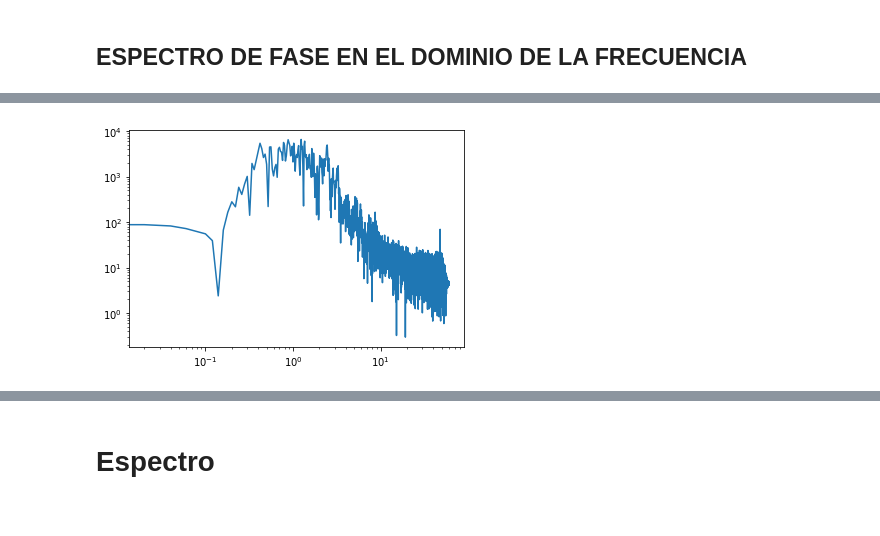
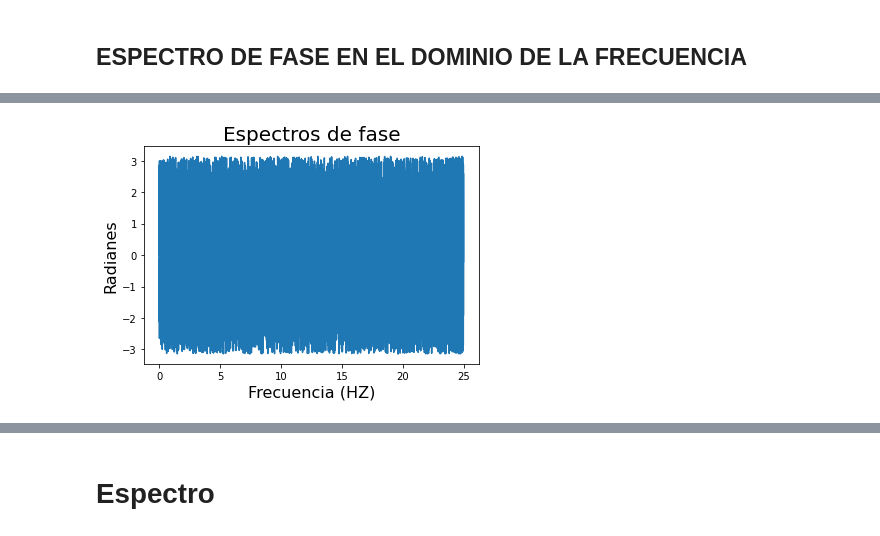
Before and after one commit to elsy-torres/intro_python_for_data, a Jupyter notebook: FFT.ipynb, the cells around one changed output, grey strips where cells are left out. Saved outputs shown, nothing was run; the diff lists cells and outputs as text; code cells hidden in the pictures.

```diff
--- a/FFT.ipynb
+++ b/FFT.ipynb
@@ -289,5 +383,8 @@ _=plt.show()
-# %%
-plt.loglog(t_1[0:3000],asb_1[0:3000])
-_=plt.show()
-# %% [output]
-[figure, removed]
+# %%
+plt.plot(t,(data['angle'].iloc[0:8223]))
+plt.ylabel('Radianes', fontsize=16,fontname='times new roman')
+plt.xlabel('Frecuencia (HZ)', fontsize=16,fontname='times new roman')
+plt.title('Espectros de fase', fontsize=20,fontname='times new roman')
+_=plt.show()
+# %% [output]
+[figure, added]
```
Also changed, not shown: parts of 50 cells of this notebook.
